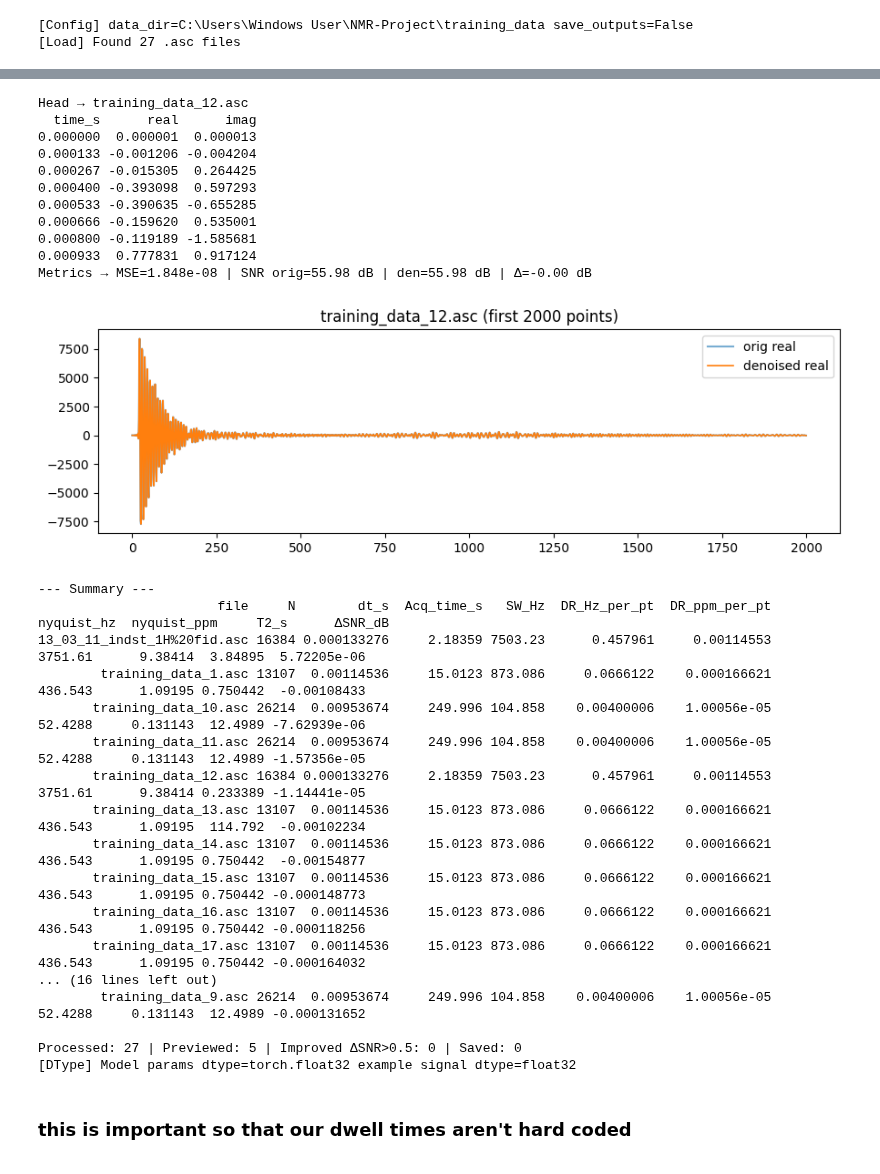
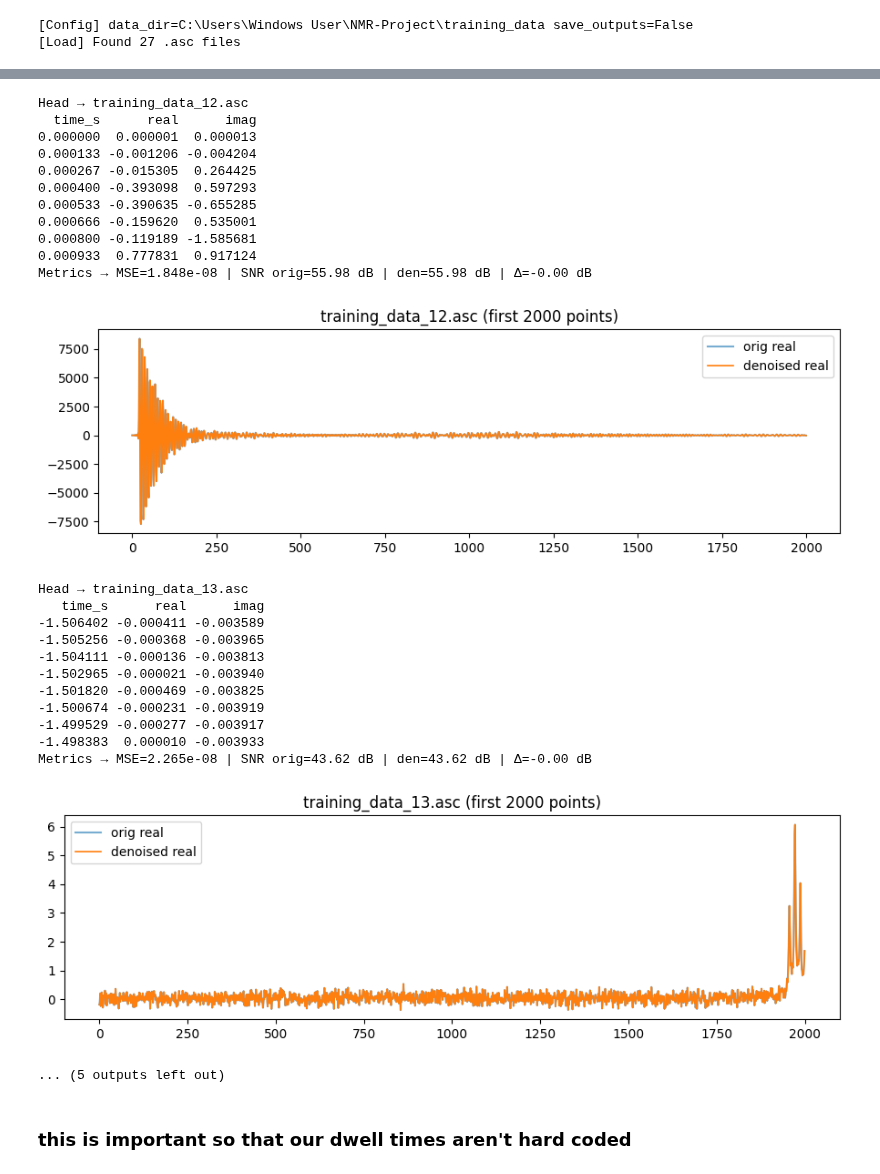
Before and after one commit to Quintinlf/NMR-Project, a Jupyter notebook: deep_learning_model.ipynb, the cells around one changed output, grey strips where cells are left out. Saved outputs shown, nothing was run; the diff lists cells and outputs as text; code cells hidden in the pictures.

```diff
--- a/deep_learning_model.ipynb
+++ b/deep_learning_model.ipynb
@@ -320,7 +320,7 @@ def _estimate_t2_from_pair(pair_2xL, dt, frac=0.25):
 # ---- Processing loop ----
 rows = []
 previewed = improved = processed = saved = 0
-max_preview = 5
+max_preview = 8
 nu0_Hz = 399.78219838e6
 
 print("[Run] Starting denoise + metrics...")
@@ -440,50 +436,46 @@ Head → training_data_10.asc
 -24.922081 0.000494  0.000222
 -24.912546 0.000658  0.000223
 -24.903011 0.001162  0.000363
 -24.893476 0.001101  0.001547
 Metrics → MSE=1.220e-08 | SNR orig=12.29 dB | den=12.29 dB | Δ=-0.00 dB
 [figure]
 Head → training_data_11.asc
     time_s      real      imag
 -24.960218 -0.000707 -0.005553
 -24.950684 -0.000659 -0.006422
 -24.941151  0.001306 -0.007432
 -24.931616  0.004766 -0.006269
 -24.922081  0.005264 -0.002406
 -24.912546  0.003022 -0.000512
 -24.903011  0.001504 -0.001131
 -24.893476  0.000707 -0.001353
 Metrics → MSE=1.220e-08 | SNR orig=5.12 dB | den=5.12 dB | Δ=-0.00 dB
 [figure]
 Head → training_data_12.asc
   time_s      real      imag
 0.000000  0.000001  0.000013
 0.000133 -0.001206 -0.004204
 0.000267 -0.015305  0.264425
 0.000400 -0.393098  0.597293
 0.000533 -0.390635 -0.655285
 0.000666 -0.159620  0.535001
 0.000800 -0.119189 -1.585681
 0.000933  0.777831  0.917124
 Metrics → MSE=1.848e-08 | SNR orig=55.98 dB | den=55.98 dB | Δ=-0.00 dB
 [figure]
---- Summary ---
-                       file     N        dt_s  Acq_time_s   SW_Hz  DR_Hz_per_pt  DR_ppm_per_pt  nyquist_hz  nyquist_ppm     T2_s      ΔSNR_dB
-13_03_11_indst_1H%20fid.asc 16384 0.000133276     2.18359 7503.23      0.457961     0.00114553     3751.61      9.38414  3.84895  5.72205e-06
-        training_data_1.asc 13107  0.00114536     15.0123 873.086     0.0666122    0.000166621     436.543      1.09195 0.750442  -0.00108433
-       training_data_10.asc 26214  0.00953674     249.996 104.858    0.00400006    1.00056e-05     52.4288     0.131143  12.4989 -7.62939e-06
-       training_data_11.asc 26214  0.00953674     249.996 104.858    0.00400006    1.00056e-05     52.4288     0.131143  12.4989 -1.57356e-05
-       training_data_12.asc 16384 0.000133276     2.18359 7503.23      0.457961     0.00114553     3751.61      9.38414 0.233389 -1.14441e-05
-       training_data_13.asc 13107  0.00114536     15.0123 873.086     0.0666122    0.000166621     436.543      1.09195  114.792  -0.00102234
-       training_data_14.asc 13107  0.00114536     15.0123 873.086     0.0666122    0.000166621     436.543      1.09195 0.750442  -0.00154877
-       training_data_15.asc 13107  0.00114536     15.0123 873.086     0.0666122    0.000166621     436.543      1.09195 0.750442 -0.000148773
-       training_data_16.asc 13107  0.00114536     15.0123 873.086     0.0666122    0.000166621     436.543      1.09195 0.750442 -0.000118256
-       training_data_17.asc 13107  0.00114536     15.0123 873.086     0.0666122    0.000166621     436.543      1.09195 0.750442 -0.000164032
-... (16 lines left out)
-        training_data_9.asc 26214  0.00953674     249.996 104.858    0.00400006    1.00056e-05     52.4288     0.131143  12.4989 -0.000131652
-
-Processed: 27 | Previewed: 5 | Improved ΔSNR>0.5: 0 | Saved: 0
-[DType] Model params dtype=torch.float32 example signal dtype=float32
+Head → training_data_13.asc
+   time_s      real      imag
+-1.506402 -0.000411 -0.003589
+-1.505256 -0.000368 -0.003965
+-1.504111 -0.000136 -0.003813
+-1.502965 -0.000021 -0.003940
+-1.501820 -0.000469 -0.003825
+-1.500674 -0.000231 -0.003919
+-1.499529 -0.000277 -0.003917
+-1.498383  0.000010 -0.003933
+Metrics → MSE=2.265e-08 | SNR orig=43.62 dB | den=43.62 dB | Δ=-0.00 dB
+[figure, added]
+... (5 outputs left out)
 # %% [markdown]
 ### this is important so that our dwell times aren't hard coded
 # %%
```
Also changed, not shown: parts of 7 cells of this notebook.
